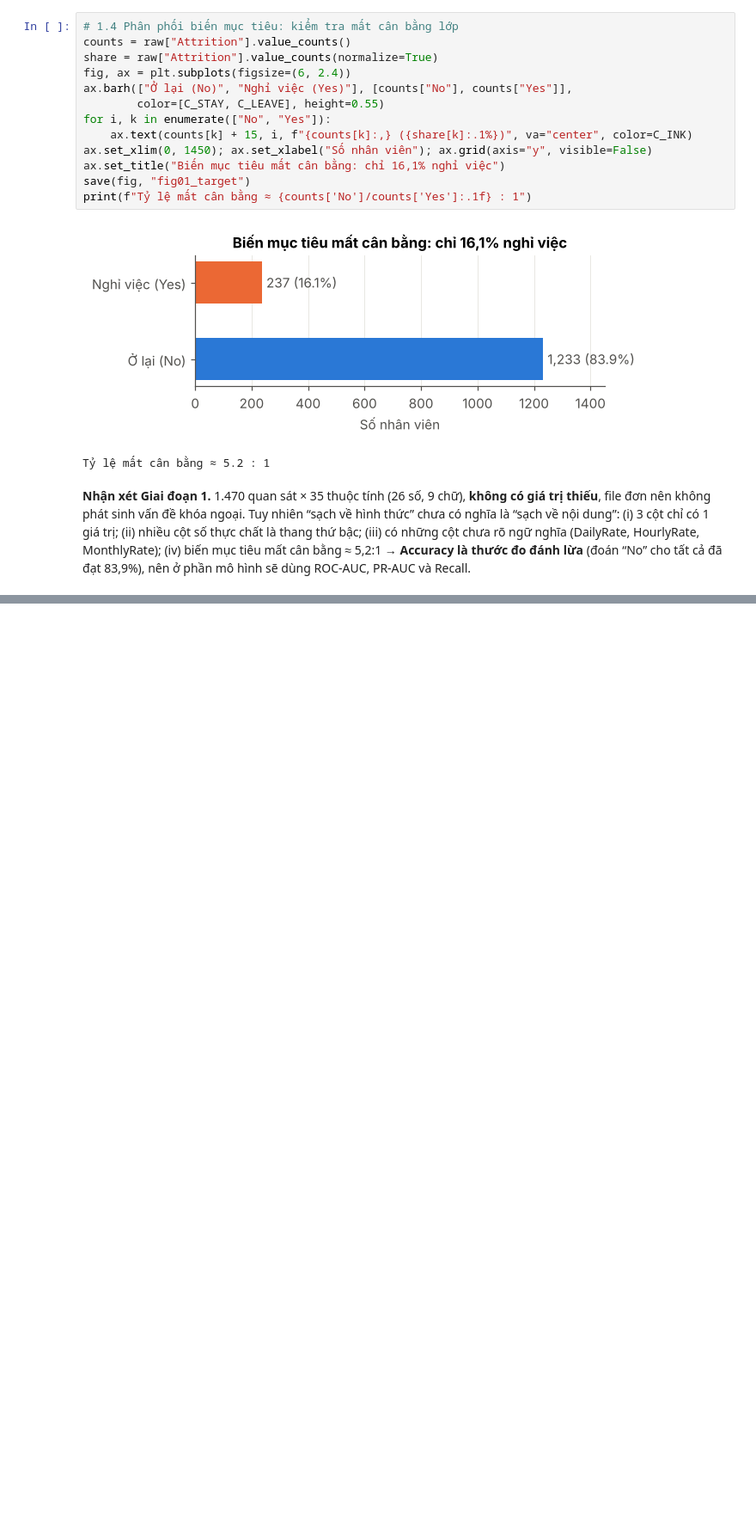
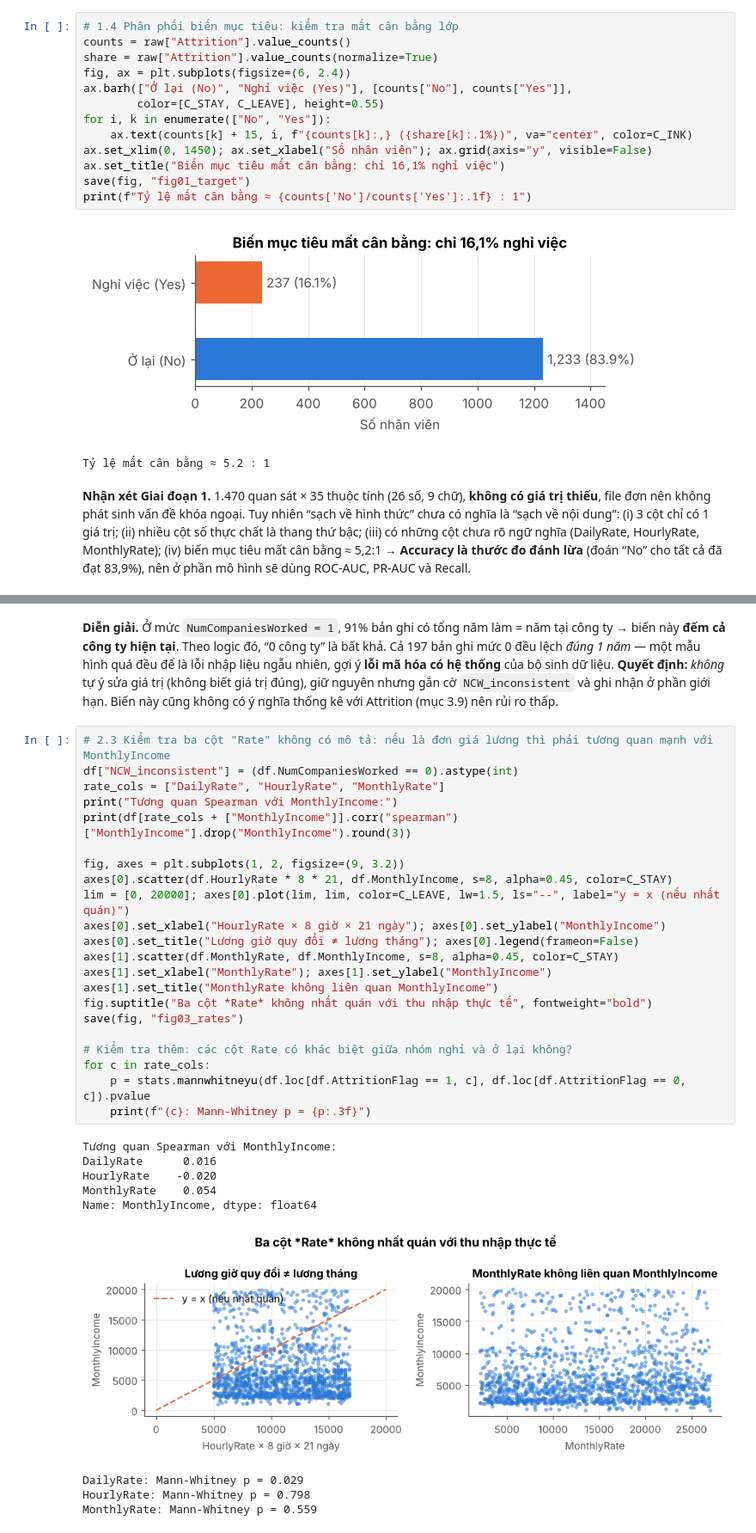
Before and after one commit to trangthu171106/ibm-hr-attrition-analysis, a Jupyter notebook: IBM_HR_Attrition_Analysis.ipynb, the cells around one changed output, grey strips where cells are left out. Shown at 86% size. Drawn from its saved outputs; the diff is of its cells as text; blank space fills up the shorter version.

```diff
--- a/IBM_HR_Attrition_Analysis.ipynb
+++ b/IBM_HR_Attrition_Analysis.ipynb
@@ -196,0 +258,34 @@ Tỷ lệ mất cân bằng ≈ 5.2 : 1
+# %% [markdown]
+**Diễn giải.** Ở mức `NumCompaniesWorked = 1`, 91% bản ghi có tổng năm làm = năm tại công ty → biến này **đếm cả công ty hiện tại**. Theo logic đó, “0 công ty” là bất khả. Cả 197 bản ghi mức 0 đều lệch *đúng 1 năm* — một mẫu hình quá đều để là lỗi nhập liệu ngẫu nhiên, gợi ý **lỗi mã hóa có hệ thống** của bộ sinh dữ liệu. **Quyết định:** *không* tự ý sửa giá trị (không biết giá trị đúng), giữ nguyên nhưng gắn cờ `NCW_inconsistent` và ghi nhận ở phần giới hạn. Biến này cũng không có ý nghĩa thống kê với Attrition (mục 3.9) nên rủi ro thấp.
+# %%
+# 2.3 Kiểm tra ba cột "Rate" không có mô tả: nếu là đơn giá lương thì phải tương quan mạnh với MonthlyIncome
+df["NCW_inconsistent"] = (df.NumCompaniesWorked == 0).astype(int)
+rate_cols = ["DailyRate", "HourlyRate", "MonthlyRate"]
+print("Tương quan Spearman với MonthlyIncome:")
+print(df[rate_cols + ["MonthlyIncome"]].corr("spearman")["MonthlyIncome"].drop("MonthlyIncome").round(3))
+
+fig, axes = plt.subplots(1, 2, figsize=(9, 3.2))
+axes[0].scatter(df.HourlyRate * 8 * 21, df.MonthlyIncome, s=8, alpha=0.45, color=C_STAY)
+lim = [0, 20000]; axes[0].plot(lim, lim, color=C_LEAVE, lw=1.5, ls="--", label="y = x (nếu nhất quán)")
+axes[0].set_xlabel("HourlyRate × 8 giờ × 21 ngày"); axes[0].set_ylabel("MonthlyIncome")
+axes[0].set_title("Lương giờ quy đổi ≠ lương tháng"); axes[0].legend(frameon=False)
+axes[1].scatter(df.MonthlyRate, df.MonthlyIncome, s=8, alpha=0.45, color=C_STAY)
+axes[1].set_xlabel("MonthlyRate"); axes[1].set_ylabel("MonthlyIncome")
+axes[1].set_title("MonthlyRate không liên quan MonthlyIncome")
+fig.suptitle("Ba cột *Rate* không nhất quán với thu nhập thực tế", fontweight="bold")
+save(fig, "fig03_rates")
+
+# Kiểm tra thêm: các cột Rate có khác biệt giữa nhóm nghỉ và ở lại không?
+for c in rate_cols:
+    p = stats.mannwhitneyu(df.loc[df.AttritionFlag == 1, c], df.loc[df.AttritionFlag == 0, c]).pvalue
+    print(f"{c}: Mann-Whitney p = {p:.3f}")
+# %% [output]
+Tương quan Spearman với MonthlyIncome:
+DailyRate      0.016
+HourlyRate    -0.020
+MonthlyRate    0.054
+Name: MonthlyIncome, dtype: float64
+[figure, added]
+DailyRate: Mann-Whitney p = 0.029
+HourlyRate: Mann-Whitney p = 0.798
+MonthlyRate: Mann-Whitney p = 0.559
```
Also changed, not shown: parts of 6 cells of this notebook, 2 other files.
